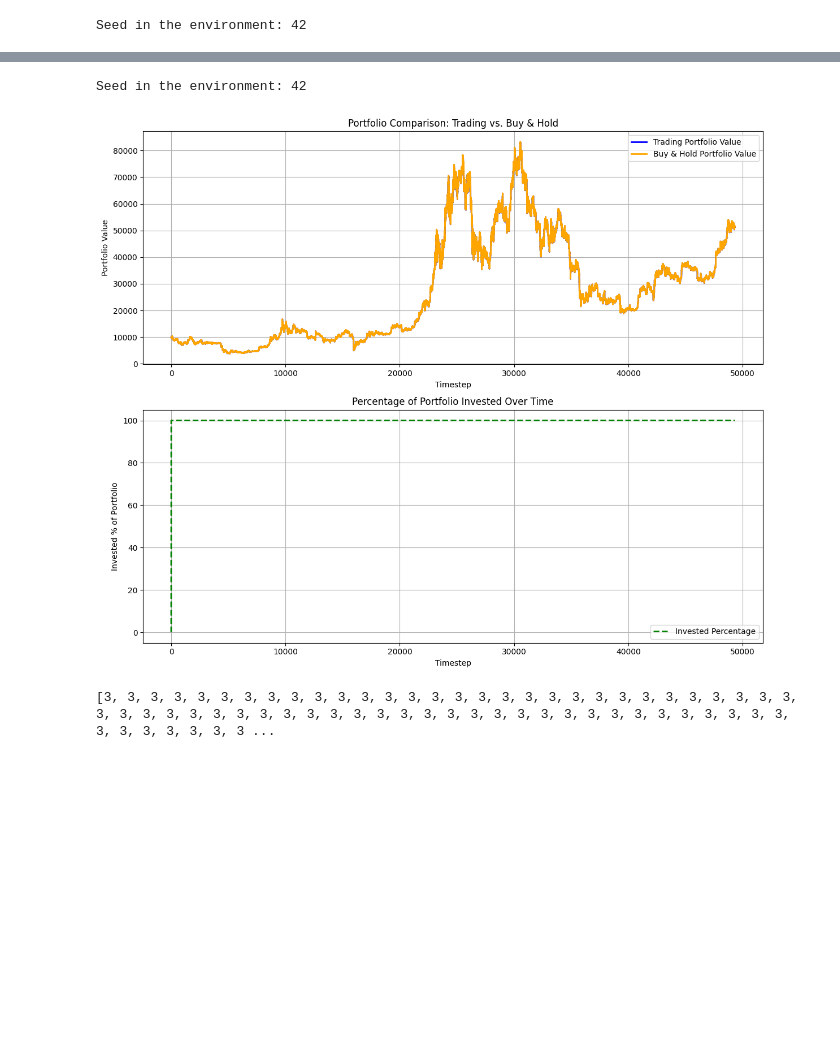
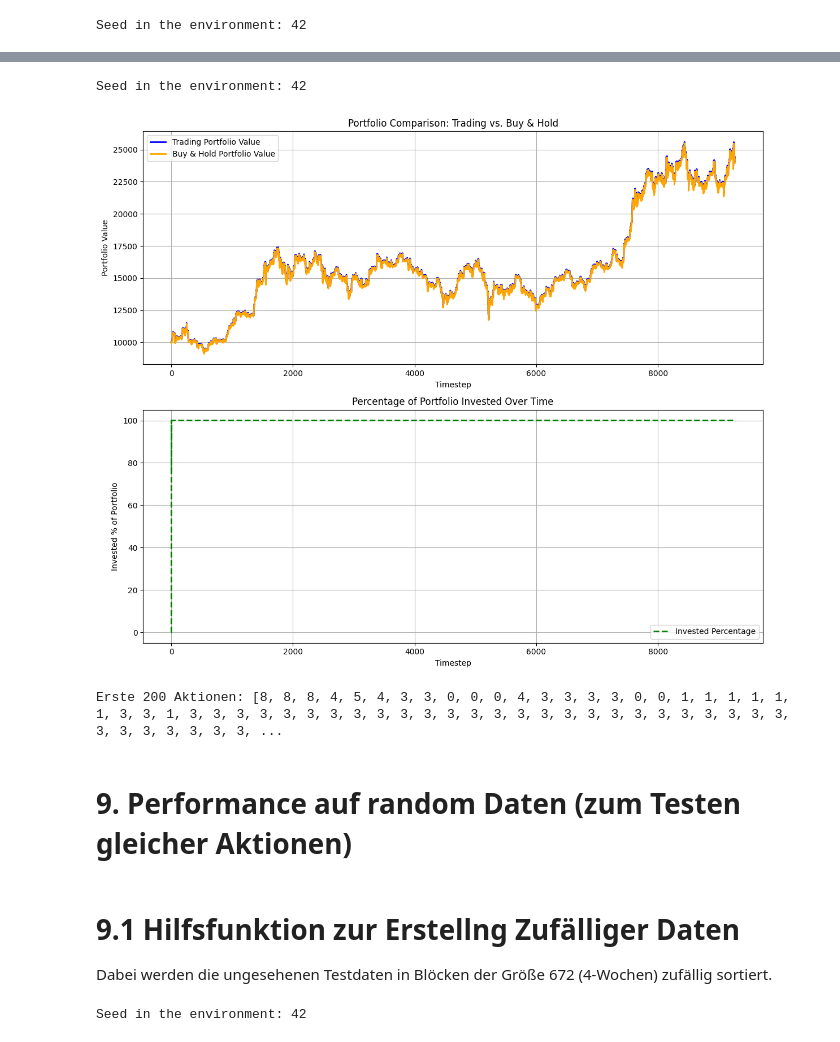
Before and after one commit to TrxtanF/Studienarbeit, a Jupyter notebook: Agents/simple_evaluation.ipynb, the cells around one changed output, grey strips where cells are left out. Drawn from its saved outputs; the diff is of its cells as text; code cells hidden in the pictures; blank space fills up the shorter version.

```diff
--- a/Agents/simple_evaluation.ipynb
+++ b/Agents/simple_evaluation.ipynb
@@ -89,21 +107,12 @@ Seed in the environment: 42
-# %%
-obs, info = test_env.reset(seed=SEED)
-done = False
-
-# Liste der actionen
-action_list = []
-
-while not done:
-    # Bestimme die Aktion (deterministisch)
-    action, _states = model.predict(obs, deterministic=True)
-    action = int(action)  # oder: action = action.item()
-    obs, reward, done, truncated, info = test_env.step(action)
-    action_list.append(action)
-
-# Hier wird der Zustand gerendert (z.B. als Plot). Du kannst den Render-Modus anpassen.
-test_env.render(mode='human')
-print(action_list[:200])
-# %% [output]
-Seed in the environment: 42
-[figure, removed]
-[3, 3, 3, 3, 3, 3, 3, 3, 3, 3, 3, 3, 3, 3, 3, 3, 3, 3, 3, 3, 3, 3, 3, 3, 3, 3, 3, 3, 3, 3, 3, 3, 3, 3, 3, 3, 3, 3, 3, 3, 3, 3, 3, 3, 3, 3, 3, 3, 3, 3, 3, 3, 3, 3, 3, 3, 3, 3, 3, 3, 3, 3, 3, 3, 3, 3, 3 ...
+# %%
+test_actions = simulate_episode(test_env, model, seed=SEED)
+# %% [output]
+Seed in the environment: 42
+[figure, added]
+Erste 200 Aktionen: [8, 8, 8, 4, 5, 4, 3, 3, 0, 0, 0, 4, 3, 3, 3, 3, 0, 0, 1, 1, 1, 1, 1, 1, 3, 3, 1, 3, 3, 3, 3, 3, 3, 3, 3, 3, 3, 3, 3, 3, 3, 3, 3, 3, 3, 3, 3, 3, 3, 3, 3, 3, 3, 3, 3, 3, 3, 3, 3, 3, ...
+# %% [markdown]
+# 9. Performance auf random Daten (zum Testen gleicher Aktionen)
+# %% [markdown]
+# 9.1 Hilfsfunktion zur Erstellng Zufälliger Daten
+
+Dabei werden die ungesehenen Testdaten in Blöcken der Größe 672 (4-Wochen) zufällig sortiert.
@@ -109,0 +174,13 @@ Seed in the environment: 42
+# %%
+test_data = pd.read_csv("../Transform_data/random_test_data.csv")
+test_data.drop('datetime', axis=1, inplace=True)
+
+random_env = TradingEnv(
+        data=test_data,
+        initial_cash=10_000,
+        window_size=336,
+        scaler_path="../Transform_data/scaler.pkl",
+        default_seed=SEED
+    )
+# %% [output]
+Seed in the environment: 42
```
Also changed, not shown: parts of 13 cells of this notebook.
